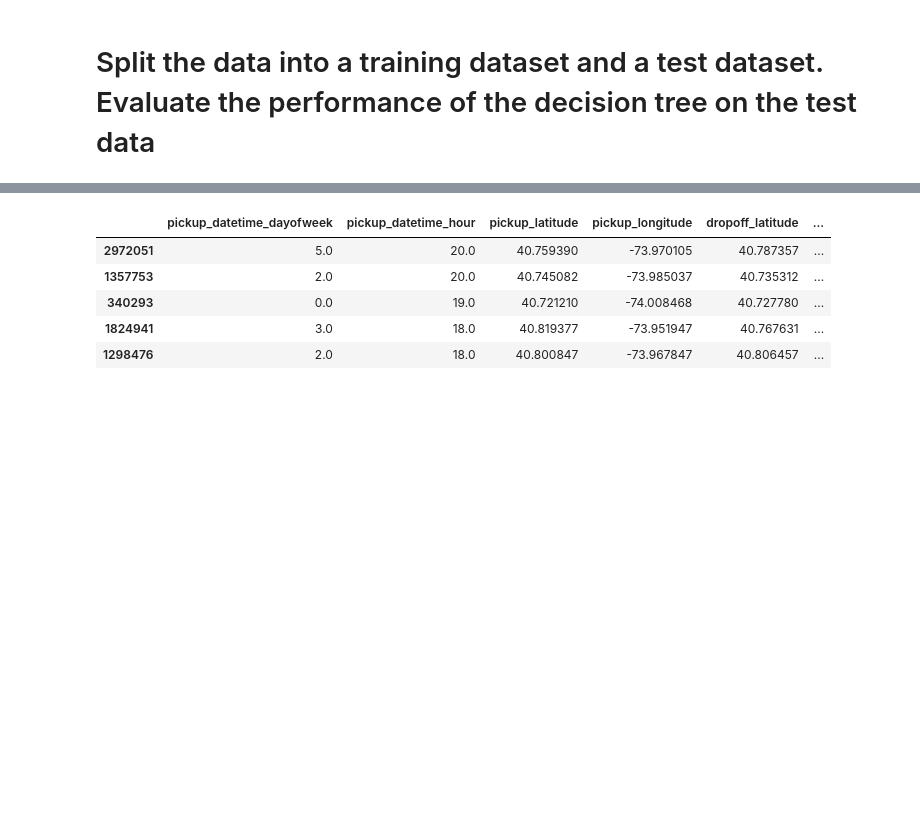
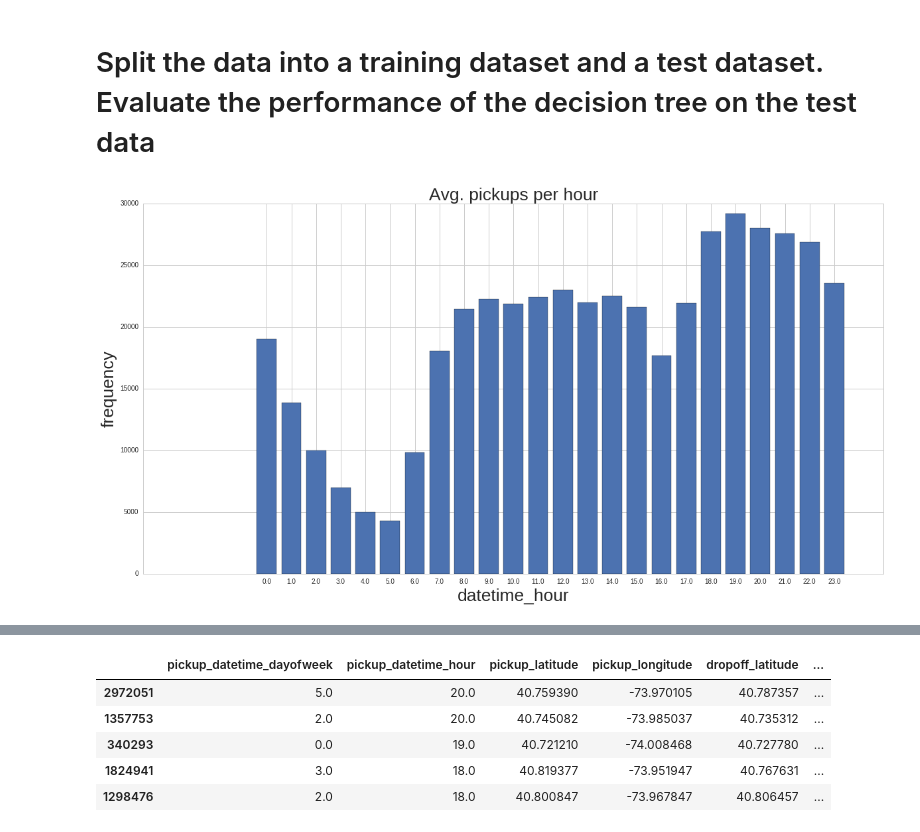
Before and after one commit to nikhase/nyc-taxi, a Jupyter notebook: weeklyAnalysis.ipynb, the cells around one changed output, grey strips where cells are left out. Drawn from its saved outputs; the diff is of its cells as text; code cells hidden in the pictures; blank space fills up the shorter version.

```diff
--- a/weeklyAnalysis.ipynb
+++ b/weeklyAnalysis.ipynb
@@ -861,3 +861,14 @@ time_regression_df.trip_time_in_mins.quantile([0.05, 0.95])
 Name: trip_time_in_mins, dtype: float64
 # %% [markdown]
 # Split the data into a training dataset and a test dataset. Evaluate the performance of the decision tree on the test data
+# %%
+hour_stats = time_regression_df.groupby(time_regression_df.pickup_datetime_hour)
+# %%
+plt.bar(left = hour_stats.pickup_datetime_hour.count().keys(), height=hour_stats.pickup_datetime_hour.count().values/7,
+       tick_label=hour_stats.pickup_datetime_hour.count().keys(), align='center')
+plt.title('Avg. pickups per hour')
+plt.xlabel('datetime_hour')
+plt.ylabel('frequency')
+plt.savefig('avg_pickups_per_hour.png')
+# %% [output]
+[figure, added]
```
Also changed, not shown: parts of 2 cells of this notebook, 1 other file.
